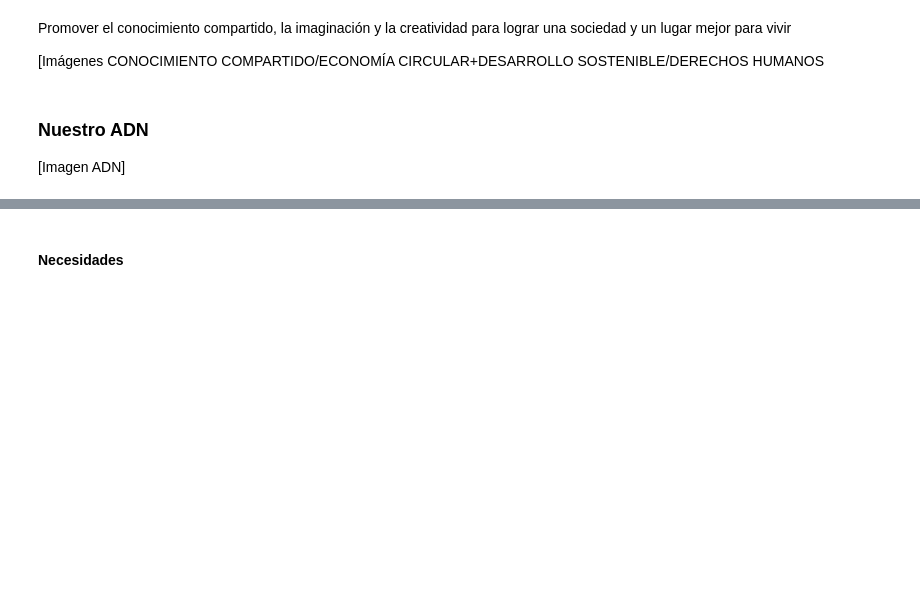
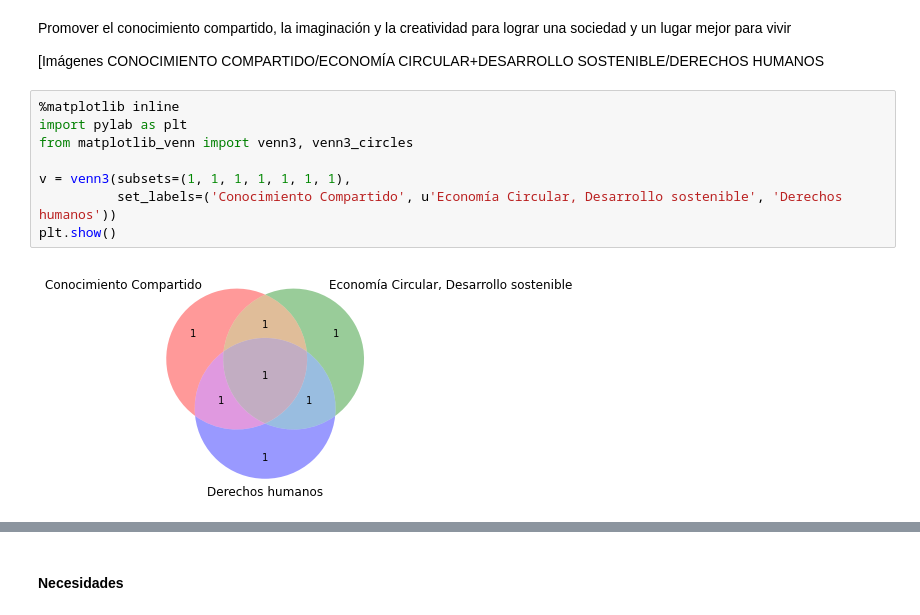
Before and after one commit to Achifaifa/slides, a Jupyter notebook: agudezia-gamaker/Presentacion-agudezia.ipynb, the cells around one changed output, grey strips where cells are left out. Cells and saved outputs as stored; diff of their text form; blank space fills up the shorter version.

Commit message:
added graphs and stuff

```diff
--- a/agudezia-gamaker/Presentacion-agudezia.ipynb
+++ b/agudezia-gamaker/Presentacion-agudezia.ipynb
@@ -19,7 +19,13 @@ Agudezia 2016 (2016-06-14)
 Promover el conocimiento compartido, la imaginación y la creatividad para lograr una sociedad y un lugar mejor para vivir
 
 [Imágenes CONOCIMIENTO COMPARTIDO/ECONOMÍA CIRCULAR+DESARROLLO SOSTENIBLE/DERECHOS HUMANOS
-# %% [markdown]
-### Nuestro ADN
-
-[Imagen ADN]
+# %%
+%matplotlib inline
+import pylab as plt
+from matplotlib_venn import venn3, venn3_circles
+
+v = venn3(subsets=(1, 1, 1, 1, 1, 1, 1),
+          set_labels=('Conocimiento Compartido', u'Economía Circular, Desarrollo sostenible', 'Derechos humanos'))
+plt.show()
+# %% [output]
+[figure, added]
```
Also changed, not shown: parts of 14 cells of this notebook, 2 other files.
